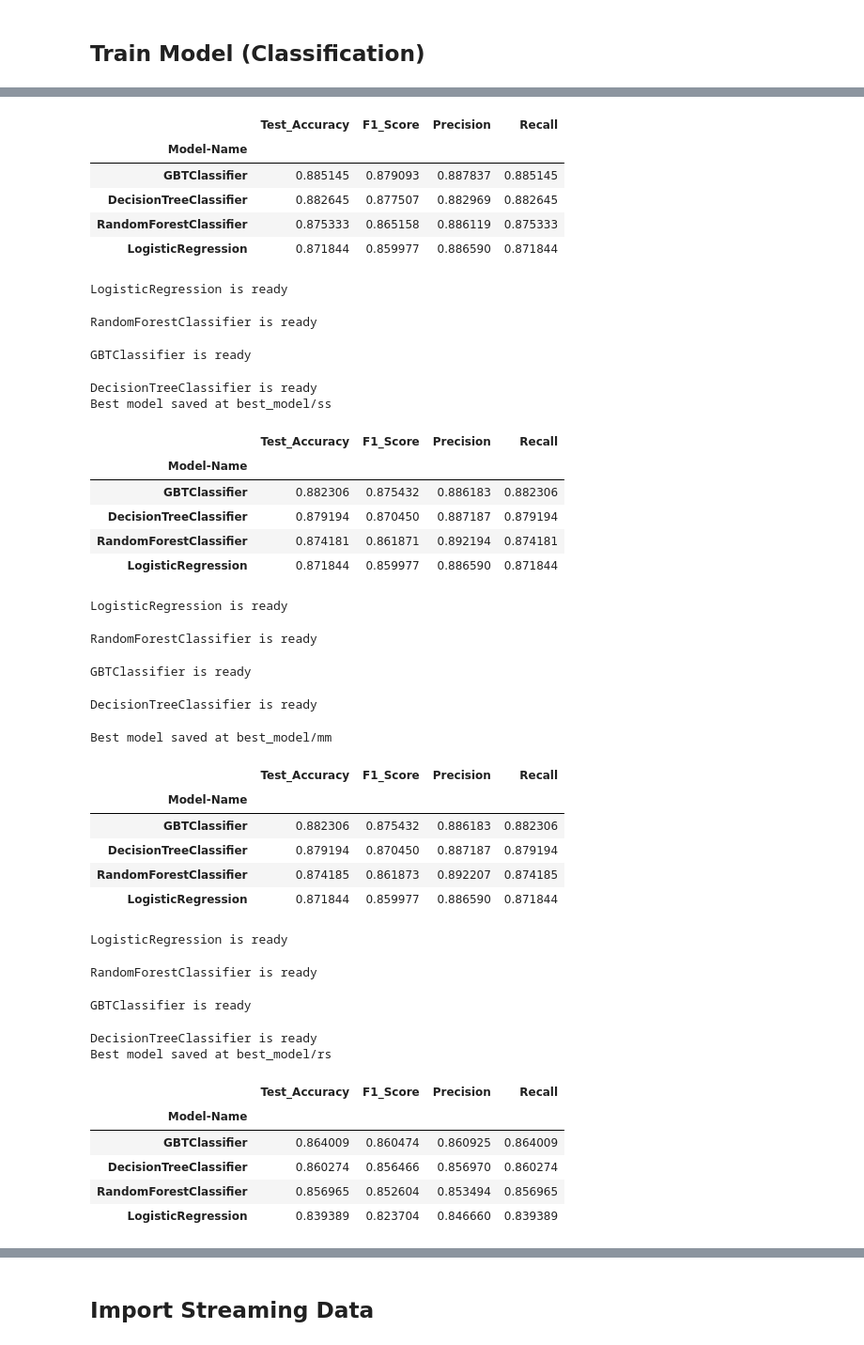
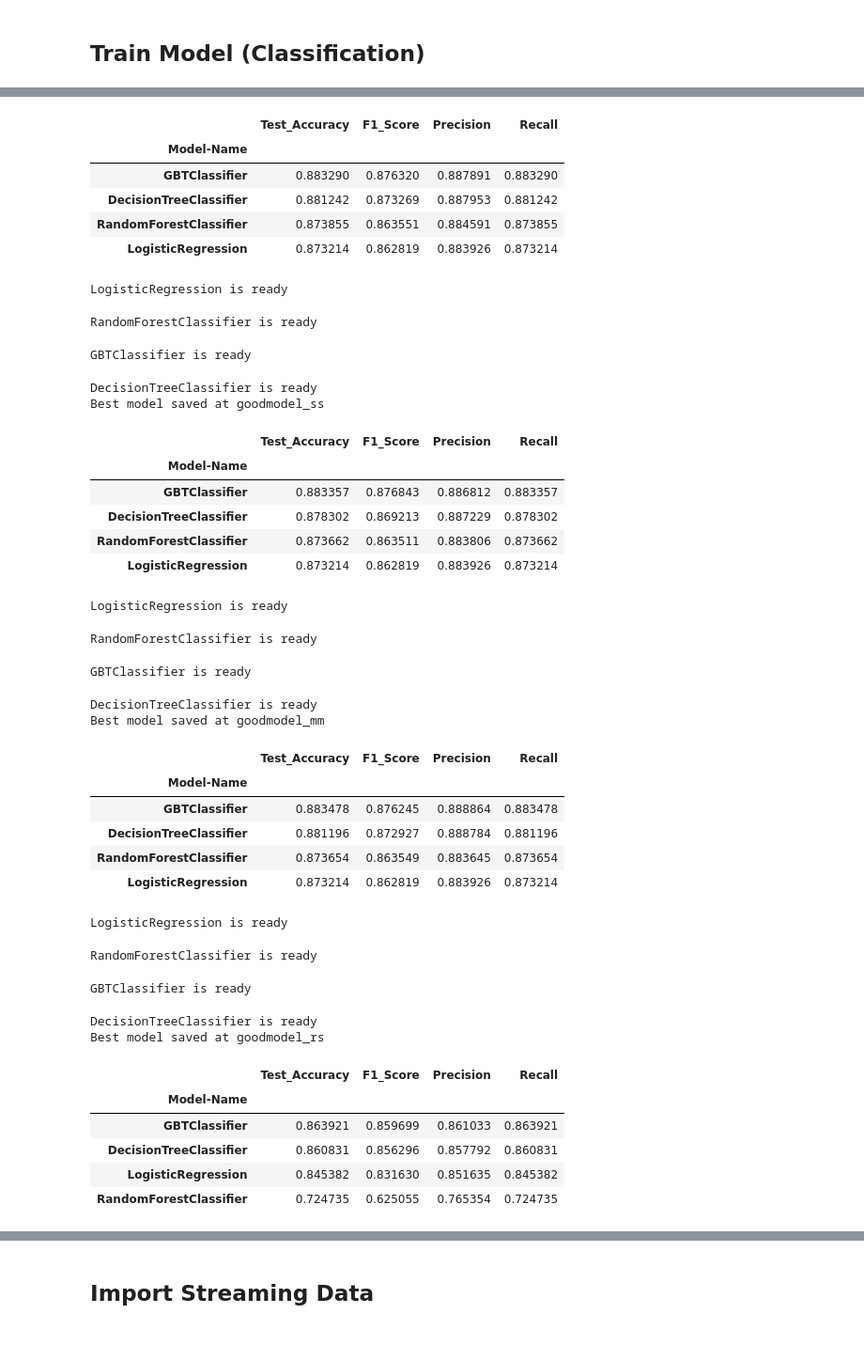
Before and after one commit to VerstappenRB18/EEET2574-BigData-A3, a Jupyter notebook: model_training.ipynb, the cells around one changed output, grey strips where cells are left out. Shown at 94% size. Saved outputs shown, nothing was run; the diff lists cells and outputs as text; code cells hidden in the pictures.

```diff
--- a/model_training.ipynb
+++ b/model_training.ipynb
@@ -323,10 +290,10 @@ data = data.drop("dep_delay_tag")
 train_data, test_data = data.randomSplit([0.8, 0.2], seed=42)
 
 # Prepare the training data
-train_data_prepared, pipeline_model = prepare_data(train_data, target_column="label", encoder_type="label", is_train=True)
+train_data_prepared, pipeline_model = prepare_data(train_data, target_column="label", encoder_type="onehot", is_train=True)
 
 # Prepare the test data using the fitted pipeline
-test_data_prepared = prepare_data(test_data, target_column="label", encoder_type="label", is_train=False, fitted_pipeline=pipeline_model)
+test_data_prepared = prepare_data(test_data, target_column="label", encoder_type="onehot", is_train=False, fitted_pipeline=pipeline_model)
 # %%
 # Split prepared data into features and labels
 X_train = train_data_prepared.select("id", "features")
@@ -360,16 +316,16 @@ models_class_no_s.iloc[:, :-1]
 # %% [output]
 |  | Test_Accuracy | F1_Score | Precision | Recall |
 | Model-Name |  |  |  |  |
-| GBTClassifier | 0.885145 | 0.879093 | 0.887837 | 0.885145 |
-| DecisionTreeClassifier | 0.882645 | 0.877507 | 0.882969 | 0.882645 |
-| RandomForestClassifier | 0.875333 | 0.865158 | 0.886119 | 0.875333 |
-| LogisticRegression | 0.871844 | 0.859977 | 0.886590 | 0.871844 |
+| GBTClassifier | 0.883290 | 0.876320 | 0.887891 | 0.883290 |
+| DecisionTreeClassifier | 0.881242 | 0.873269 | 0.887953 | 0.881242 |
+| RandomForestClassifier | 0.873855 | 0.863551 | 0.884591 | 0.873855 |
+| LogisticRegression | 0.873214 | 0.862819 | 0.883926 | 0.873214 |
 # %%
 X_train_ss, X_test_ss = scale_data(X_train, X_test, scaler_type="standard")
 # %%
 models_class_ss, trained_ss = evaluate_classification_models(X_train_ss, y_train, X_test_ss,
                                                              y_test, classification_models,
-                                                             save_path="best_model/ss")
+                                                             save_path="goodmodel_ss")
 
 models_class_ss.iloc[:, :-1]
 # %% [output]
@@ -377,19 +333,19 @@ LogisticRegression is ready
 RandomForestClassifier is ready
 GBTClassifier is ready
 DecisionTreeClassifier is ready
-Best model saved at best_model/ss
+Best model saved at goodmodel_ss
 |  | Test_Accuracy | F1_Score | Precision | Recall |
 | Model-Name |  |  |  |  |
-| GBTClassifier | 0.882306 | 0.875432 | 0.886183 | 0.882306 |
-| DecisionTreeClassifier | 0.879194 | 0.870450 | 0.887187 | 0.879194 |
-| RandomForestClassifier | 0.874181 | 0.861871 | 0.892194 | 0.874181 |
-| LogisticRegression | 0.871844 | 0.859977 | 0.886590 | 0.871844 |
+| GBTClassifier | 0.883357 | 0.876843 | 0.886812 | 0.883357 |
+| DecisionTreeClassifier | 0.878302 | 0.869213 | 0.887229 | 0.878302 |
+| RandomForestClassifier | 0.873662 | 0.863511 | 0.883806 | 0.873662 |
+| LogisticRegression | 0.873214 | 0.862819 | 0.883926 | 0.873214 |
 # %%
 X_train_sm, X_test_sm = scale_data(X_train, X_test, scaler_type="minmax")
 # %%
 models_class_mm, trained_mm = evaluate_classification_models(X_train_sm, y_train, X_test_sm,
                                                              y_test, classification_models,
-                                                             save_path="best_model/mm")
+                                                             save_path="goodmodel_mm")
 
 models_class_mm.iloc[:, :-1]
 # %% [output]
@@ -397,33 +353,33 @@ LogisticRegression is ready
 RandomForestClassifier is ready
 GBTClassifier is ready
 DecisionTreeClassifier is ready
+Best model saved at goodmodel_mm
-Best model saved at best_model/mm
 |  | Test_Accuracy | F1_Score | Precision | Recall |
 | Model-Name |  |  |  |  |
-| GBTClassifier | 0.882306 | 0.875432 | 0.886183 | 0.882306 |
-| DecisionTreeClassifier | 0.879194 | 0.870450 | 0.887187 | 0.879194 |
-| RandomForestClassifier | 0.874185 | 0.861873 | 0.892207 | 0.874185 |
-| LogisticRegression | 0.871844 | 0.859977 | 0.886590 | 0.871844 |
+| GBTClassifier | 0.883478 | 0.876245 | 0.888864 | 0.883478 |
+| DecisionTreeClassifier | 0.881196 | 0.872927 | 0.888784 | 0.881196 |
+| RandomForestClassifier | 0.873654 | 0.863549 | 0.883645 | 0.873654 |
+| LogisticRegression | 0.873214 | 0.862819 | 0.883926 | 0.873214 |
 # %%
 X_train_sr, X_test_sr = scale_data(X_train, X_test, scaler_type="robust")
 # %%
 models_class_rs, trained_rs = evaluate_classification_models(X_train_sr, y_train, X_test_sr,
                                                              y_test, classification_models,
-                                                             save_path="best_model/rs")
+                                                             save_path="goodmodel_rs")
 
 models_class_rs.iloc[:, :-1]
 # %% [output]
 LogisticRegression is ready
 RandomForestClassifier is ready
 GBTClassifier is ready
 DecisionTreeClassifier is ready
-Best model saved at best_model/rs
+Best model saved at goodmodel_rs
 |  | Test_Accuracy | F1_Score | Precision | Recall |
 | Model-Name |  |  |  |  |
-| GBTClassifier | 0.864009 | 0.860474 | 0.860925 | 0.864009 |
-| DecisionTreeClassifier | 0.860274 | 0.856466 | 0.856970 | 0.860274 |
-| RandomForestClassifier | 0.856965 | 0.852604 | 0.853494 | 0.856965 |
-| LogisticRegression | 0.839389 | 0.823704 | 0.846660 | 0.839389 |
+| GBTClassifier | 0.863921 | 0.859699 | 0.861033 | 0.863921 |
+| DecisionTreeClassifier | 0.860831 | 0.856296 | 0.857792 | 0.860831 |
+| LogisticRegression | 0.845382 | 0.831630 | 0.851635 | 0.845382 |
+| RandomForestClassifier | 0.724735 | 0.625055 | 0.765354 | 0.724735 |
 # %%
 models_class_no_s["Scaler"] = "No Scaling"
 models_class_ss["Scaler"] = "Standard Scaler"
```
Also changed, not shown: parts of 9 cells of this notebook.
